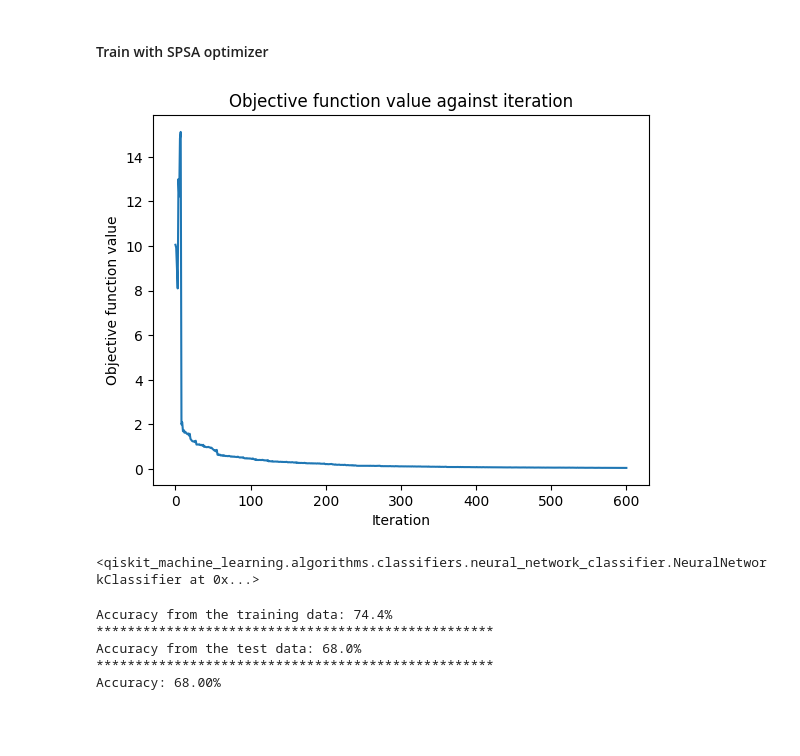
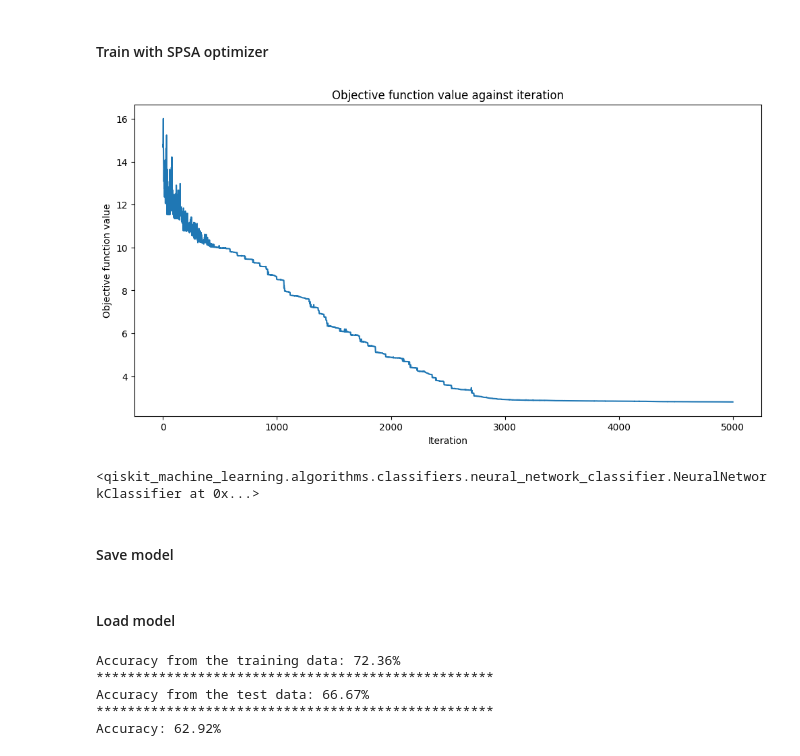
Before and after one commit to ketayon/PNEUMONIA_DETECTION, a Jupyter notebook: qiskit_ml_pneumonia_detection.ipynb, the cells around one changed output. Drawn from its saved outputs; the diff is of its cells as text; code cells hidden in the pictures; blank space fills up the shorter version.

```diff
--- a/qiskit_ml_pneumonia_detection.ipynb
+++ b/qiskit_ml_pneumonia_detection.ipynb
@@ -97,3 +215,3 @@ X_train, X_test, y_train, y_test = train_test_split(data, labels, test_size=0.2,
 # %%
-X_train_res = X_train.reshape(-1, 8)
-X_test_res = X_test.reshape(-1, 8)
+X_train_res = X_train.reshape(X_train.shape[0], -1)
+X_test_res = X_test.reshape(X_test.shape[0], -1)
@@ -105,7 +218,10 @@ y_test_min = y_test[:200]
 # %%
 pca = PCA(n_components=8)
-X_train_pca = pca.fit_transform(X_train_min)
+X_train_pca = pca.fit_transform(X_train_res)
 
 X_train_tensor = torch.tensor(X_train_pca, dtype=torch.float32)
-y_train_tensor = torch.tensor(y_train_min, dtype=torch.float32)
+y_train_tensor = torch.tensor(y_train, dtype=torch.float32)
+
+X_train_numpy = X_train_tensor.detach().cpu().numpy()
+y_train_numpy = y_train_tensor.detach().cpu().numpy()
 # %%
@@ -219,17 +338,22 @@ def callback_graph(weights, obj_func_eval):
     plt.ylabel("Objective function value")
     plt.plot(range(len(objective_func_vals)), objective_func_vals)
     plt.show()
+# %%
+classifier = NeuralNetworkClassifier(
+    neural_network=qnn,
+    optimizer=COBYLA(maxiter=5000),
+    loss='cross_entropy',
+    callback=callback_graph,
+)
 # %% [markdown]
 #### Train with SPSA optimizer
-# %%
-classifier = NeuralNetworkClassifier(
-    neural_network=qnn,
-    optimizer=SPSA(maxiter=300, learning_rate=0.02, perturbation=0.01),
-    loss='cross_entropy',
-    callback=callback_graph
-)
-
-classifier.fit(X_train_tensor, y_train_tensor)
-# %% [output]
-[figure, removed]
-<qiskit_machine_learning.algorithms.classifiers.neural_network_classifier.NeuralNetworkClassifier at 0x...>
+# %%
+objective_func_vals = []
+
+plt.rcParams["figure.figsize"] = (12, 6)
+classifier.fit(X_train_numpy, y_train_numpy)
+# %% [output]
+[figure, added]
+<qiskit_machine_learning.algorithms.classifiers.neural_network_classifier.NeuralNetworkClassifier at 0x...>
+# %% [markdown]
+#### Save model
@@ -235,0 +362,2 @@ classifier.fit(X_train_tensor, y_train_tensor)
+# %% [markdown]
+#### Load model
@@ -236,19 +366,19 @@ classifier.fit(X_train_tensor, y_train_tensor)
 # %%
-train_accuracy = np.round(100 * classifier.score(X_train_tensor, y_train_tensor), 2)
+train_accuracy = np.round(100 * classifier.score(X_train_numpy, y_train_numpy), 2)
 print(f"Accuracy from the training data: {train_accuracy}%")
 print("***************************************************")
-test_accuracy = np.round(100 * classifier.score(X_test_tensor, y_test_tensor), 2)
+test_accuracy = np.round(100 * classifier.score(X_test_numpy, y_test_numpy), 2)
 print(f"Accuracy from the test data: {test_accuracy}%")
-predictions = classifier.predict(X_test_tensor)
+predictions = classifier.predict(X_test_numpy)
 print("***************************************************")
-accuracy = np.mean(predictions == y_test_tensor.numpy())
+accuracy = np.mean(predictions == y_test_numpy)
 print(f"Accuracy: {accuracy * 100:.2f}%")
 # %% [output]
-Accuracy from the training data: 74.4%
+Accuracy from the training data: 72.36%
 ***************************************************
-Accuracy from the test data: 68.0%
+Accuracy from the test data: 66.67%
 ***************************************************
-Accuracy: 68.00%
+Accuracy: 62.92%
 # %%
 import utils.tutorial_magics
 
```
Also changed, not shown: parts of 23 cells of this notebook, 5 other files.
